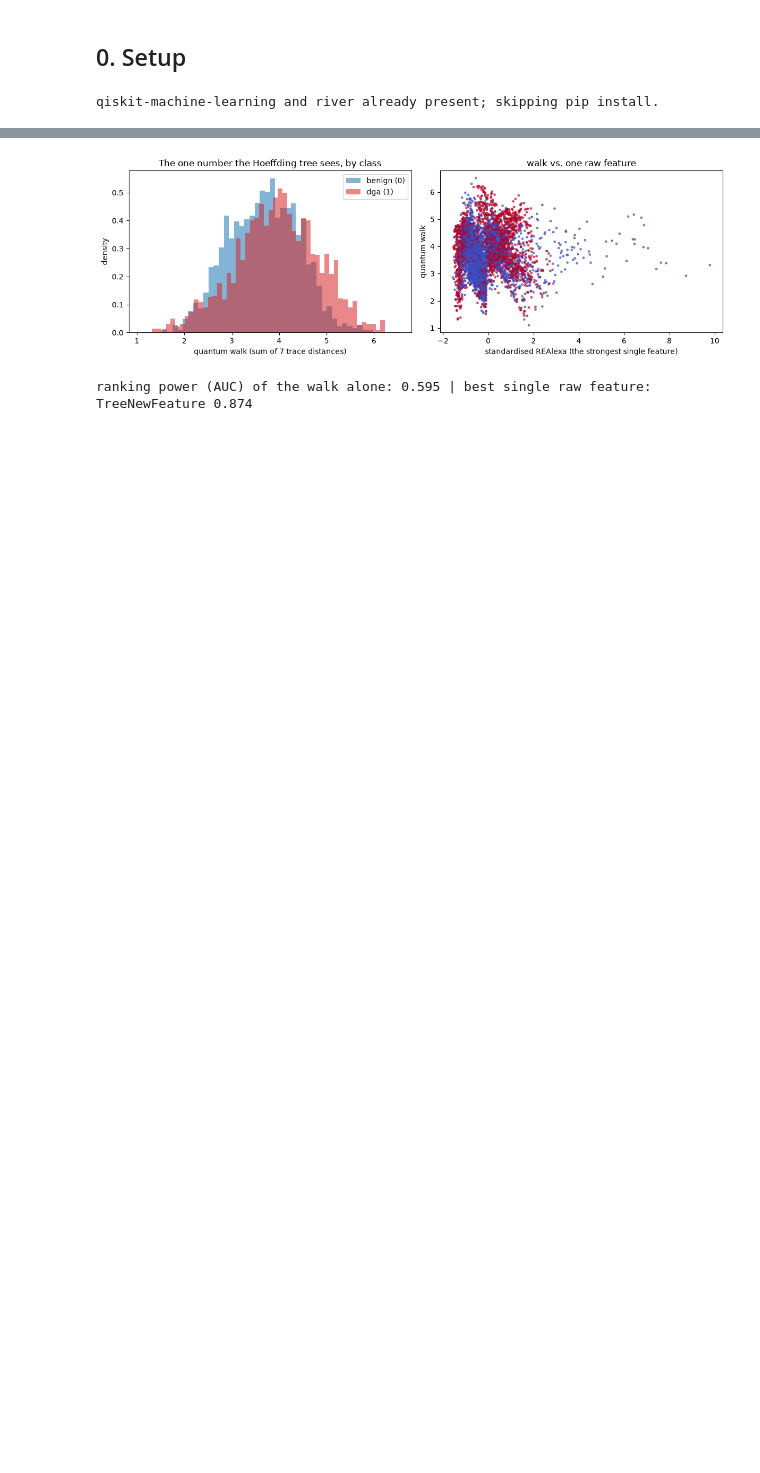
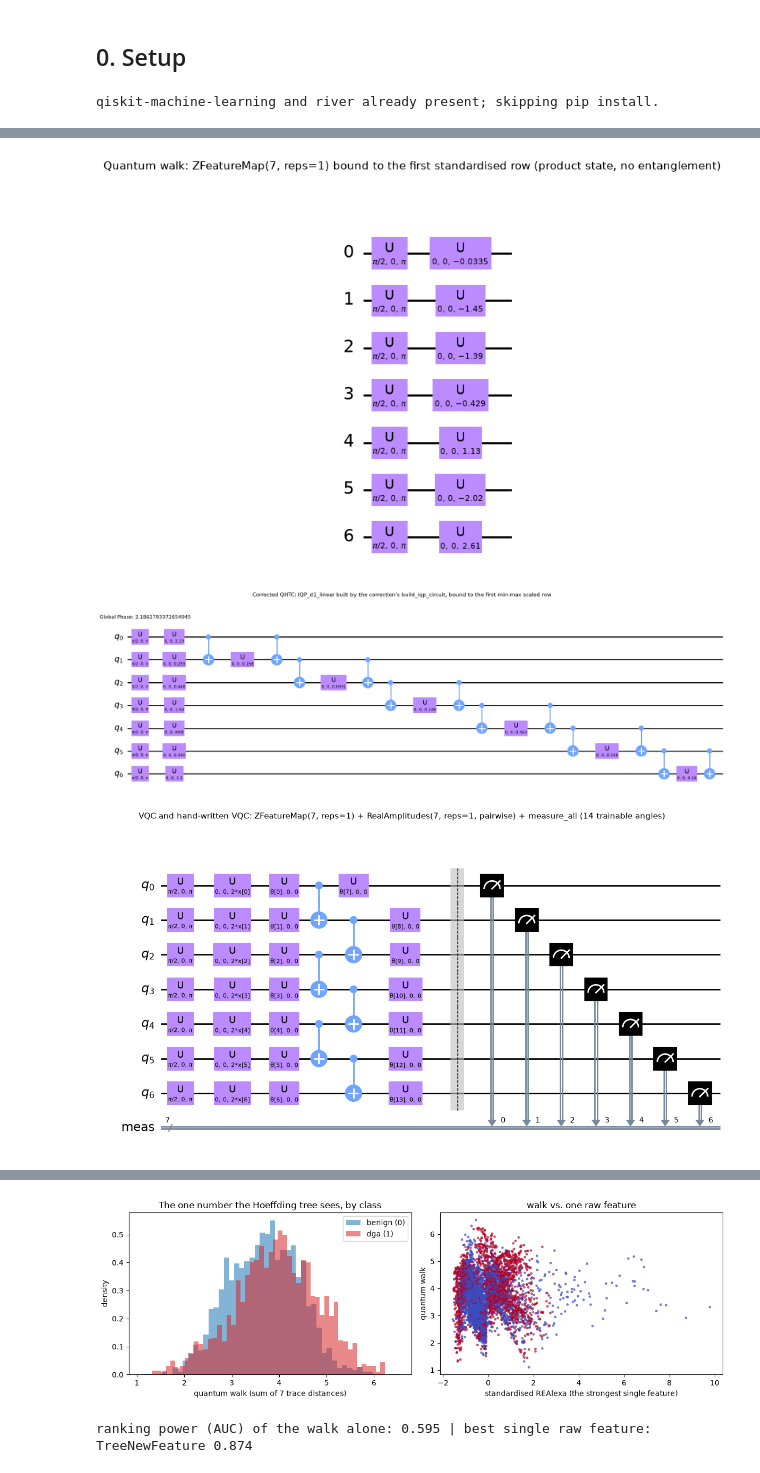
Before and after one commit to owlmt/QML, a Jupyter notebook: 04_Botnet_DGA_Detection/QHTC_BotnetDGA_Tehrani2024.ipynb, the cells around one changed output, grey strips where cells are left out. Saved outputs shown, nothing was run; the diff lists cells and outputs as text; code cells hidden in the pictures; blank space fills up the shorter version.

```diff
--- a/04_Botnet_DGA_Detection/QHTC_BotnetDGA_Tehrani2024.ipynb
+++ b/04_Botnet_DGA_Detection/QHTC_BotnetDGA_Tehrani2024.ipynb
@@ -307,0 +525,28 @@ a 5000-row sample rarely contains the extreme names of 1.8 M (e.g. a 73-characte
+# %%
+# ---- the circuit builders used by the models below (same objects are passed to VQC / QNNs / kernels) ----
+FM_Z   = z_feature_map(N_QUBITS, reps=1)                                            # Paper05/06/07: ZFeatureMap(7, reps=1)
+ANS_VQC = real_amplitudes(N_QUBITS, reps=1, entanglement="pairwise")               # Paper05: RealAmplitudes(7, reps=1, entanglement="pairwise")
+FM_ZZ  = zz_feature_map(N_QUBITS)                                                   # Paper03/04: ZZFeatureMap(7) (reps=2, full entanglement)
+ANS_SAMPLER   = real_amplitudes(N_QUBITS, reps=1)                                  # Paper03: RealAmplitudes(7, reps=1)
+ANS_ESTIMATOR = real_amplitudes(N_QUBITS)                                           # Paper04: RealAmplitudes(7), default 3 repetitions
+
+def compose(fm, ans, measure=False):
+    qc = QuantumCircuit(N_QUBITS); qc.compose(fm, inplace=True); qc.compose(ans, inplace=True)
+    if measure: qc.measure_all()
+    return qc
+
+CIRCUITS = {   # name -> (circuit, number of data-encoding parameters)
+    "quantum walk map (original QHTC), one row": (FM_Z.assign_parameters(StandardScaler().fit_transform(df5000[FEATURES].values.astype(float))[0]), 0),
+    "IQP_d1_linear (corrected QHTC), one row": (si.build_iqp_circuit(lock["X01"][0], 1, "linear"), 0),
+    "VQC / hand-written VQC (ZFeatureMap + RealAmplitudes pairwise + measure)": (compose(FM_Z, ANS_VQC, measure=True), FM_Z.num_parameters),
+    "SamplerQNN (ZZFeatureMap + RealAmplitudes reps=1)": (compose(FM_ZZ, ANS_SAMPLER), FM_ZZ.num_parameters),
+    "EstimatorQNN (ZZFeatureMap + RealAmplitudes reps=3)": (compose(FM_ZZ, ANS_ESTIMATOR), FM_ZZ.num_parameters),
+}
+rows = []
+for name, (qc, n_in) in CIRCUITS.items():
+    flat = qc.decompose(reps=3)
+    ops = {k: v for k, v in flat.count_ops().items() if k != "barrier"}
+    rows.append(dict(circuit=name, qubits=qc.num_qubits, depth_decomposed=flat.depth(), data_encoding_params=n_in,
+                     trainable_params=qc.num_parameters - n_in, gates=sum(ops.values()), gate_mix=dict(sorted(ops.items()))))
+display(pd.DataFrame(rows).set_index("circuit"))
+print("IQP_d1_linear: the 7 + 6 rotation angles are fixed by the data row (pi*x_i and pi*x_i*x_j), nothing is trained; the 14 outputs are read from the final state.")
@@ -307,0 +562,13 @@ a 5000-row sample rarely contains the extreme names of 1.8 M (e.g. a 73-characte
+# %%
+def show(qc, title, fold=36, decompose=True):
+    fig = qc.decompose(reps=3).draw("mpl", fold=fold, style="clifford")      # library blocks -> elementary gates (the executed gate list)
+    fig.suptitle(title, fontsize=11, y=1.0)
+    display(fig); plt.close(fig)
+
+show(CIRCUITS["quantum walk map (original QHTC), one row"][0], "Quantum walk: ZFeatureMap(7, reps=1) bound to the first standardised row (product state, no entanglement)", decompose=False)
+show(CIRCUITS["IQP_d1_linear (corrected QHTC), one row"][0], "Corrected QHTC: IQP_d1_linear built by the correction's build_iqp_circuit, bound to the first min-max scaled row", fold=60, decompose=False)
+show(CIRCUITS["VQC / hand-written VQC (ZFeatureMap + RealAmplitudes pairwise + measure)"][0], "VQC and hand-written VQC: ZFeatureMap(7, reps=1) + RealAmplitudes(7, reps=1, pairwise) + measure_all (14 trainable angles)", fold=60, decompose=False)
+# %% [output]
+[figure, added]
+[figure, added]
+[figure, added]
```
Also changed, not shown: parts of 66 cells of this notebook, 2 other files.
